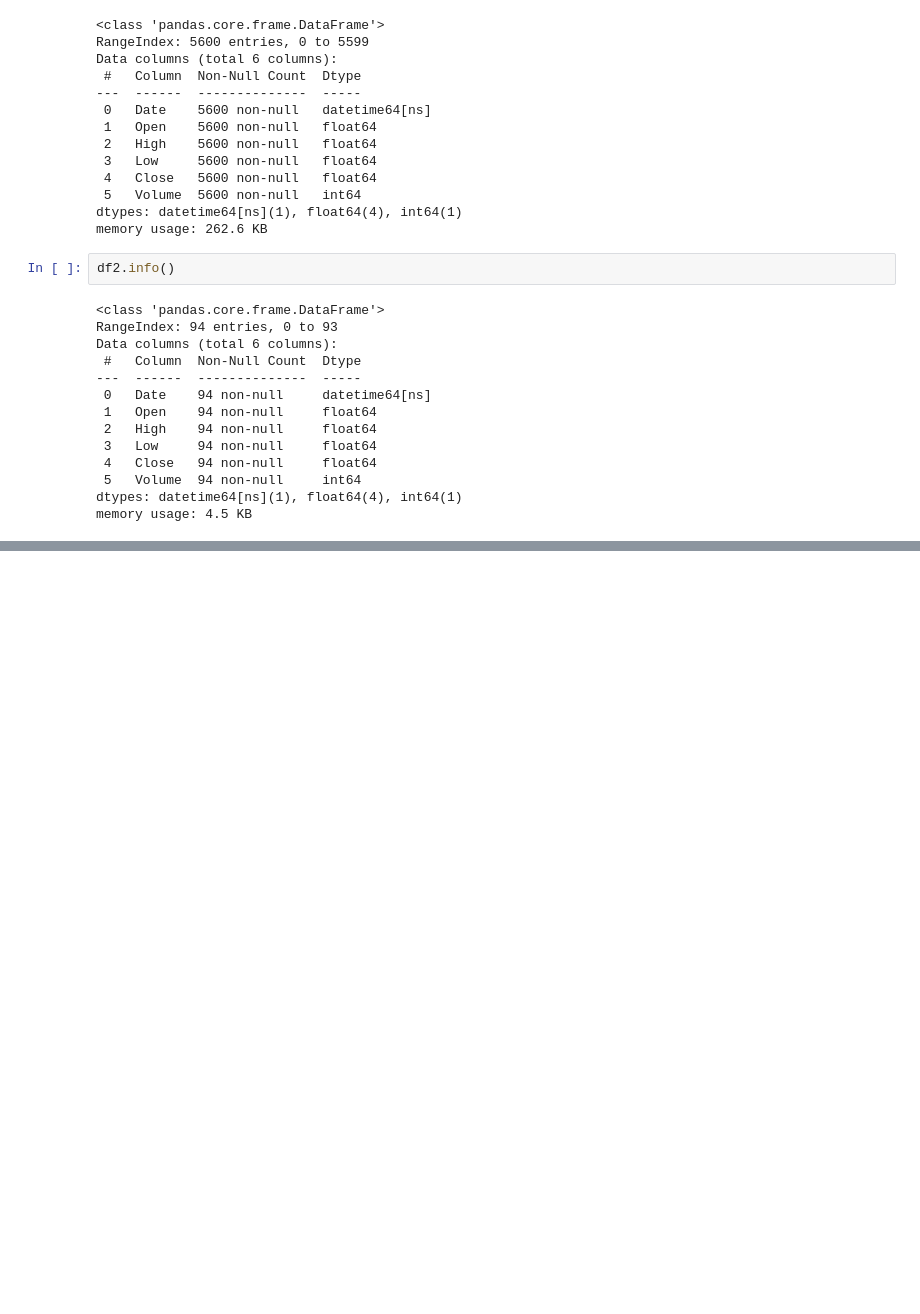
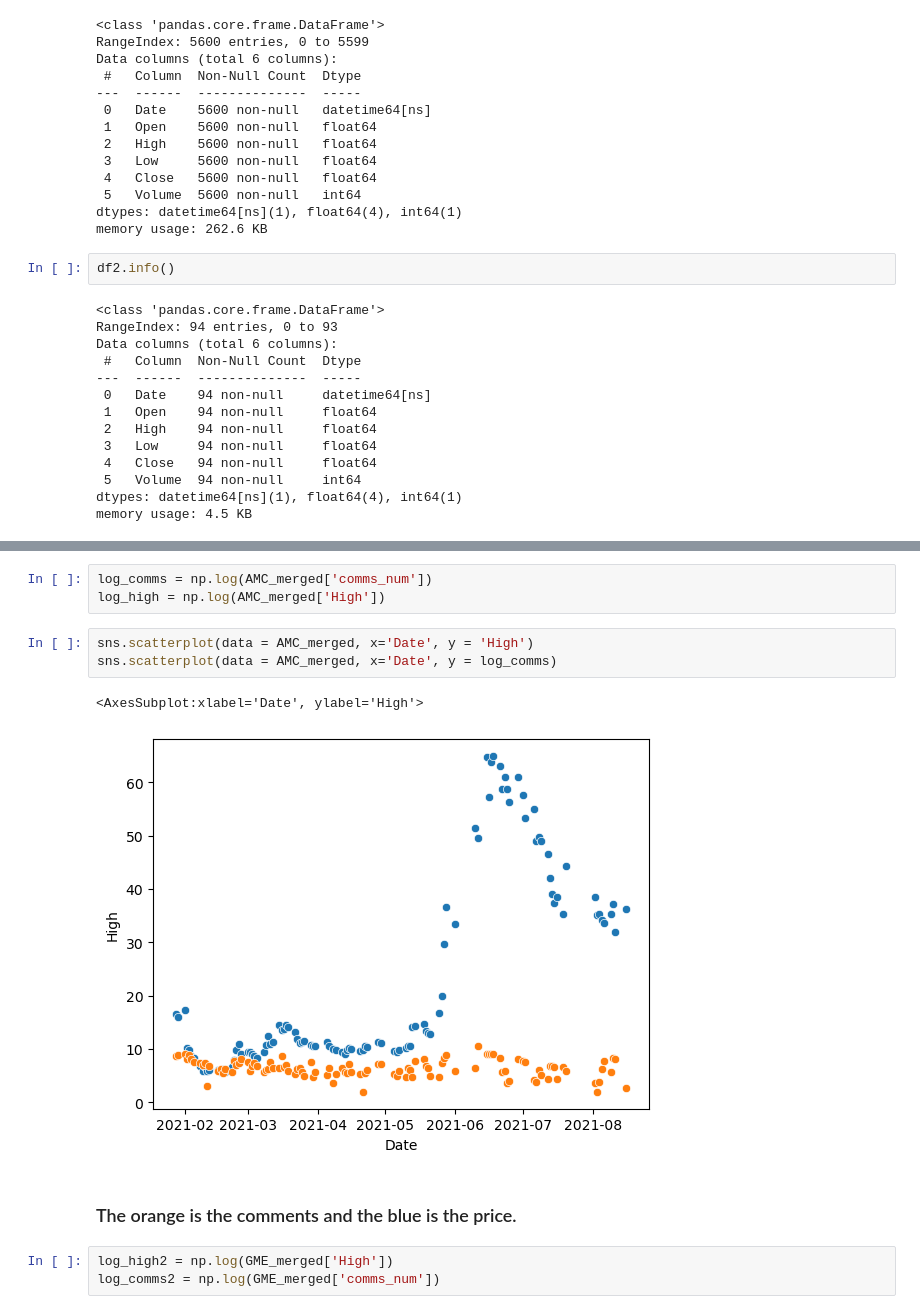
Before and after one commit to CrunchySweet/AI, a Jupyter notebook: Semester1/Stocks/Stocks.ipynb, the cells around one changed output, grey strips where cells are left out. Drawn from its saved outputs; the diff is of its cells as text; blank space fills up the shorter version.

```diff
--- a/Semester1/Stocks/Stocks.ipynb
+++ b/Semester1/Stocks/Stocks.ipynb
@@ -191,0 +257,14 @@ sns.scatterplot(data = amc, x='Date', y = 'High')
+# %%
+log_comms = np.log(AMC_merged['comms_num'])
+log_high = np.log(AMC_merged['High'])
+# %%
+sns.scatterplot(data = AMC_merged, x='Date', y = 'High')
+sns.scatterplot(data = AMC_merged, x='Date', y = log_comms)
+# %% [output]
+<AxesSubplot:xlabel='Date', ylabel='High'>
+[figure, added]
+# %% [markdown]
+### The orange is the comments and the blue is the price.
+# %%
+log_high2 = np.log(GME_merged['High'])
+log_comms2 = np.log(GME_merged['comms_num'])
```
Also changed, not shown: parts of 26 cells of this notebook, 1 other file.
